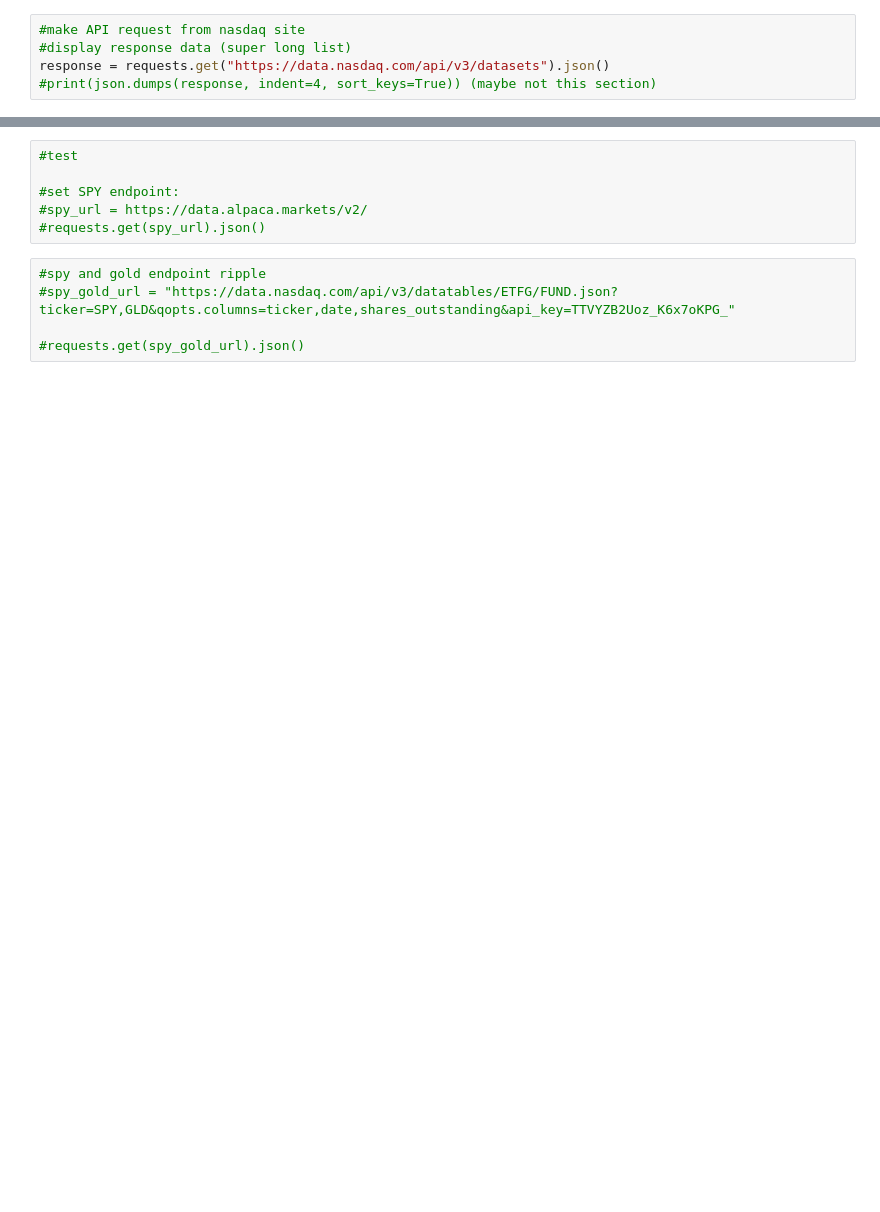
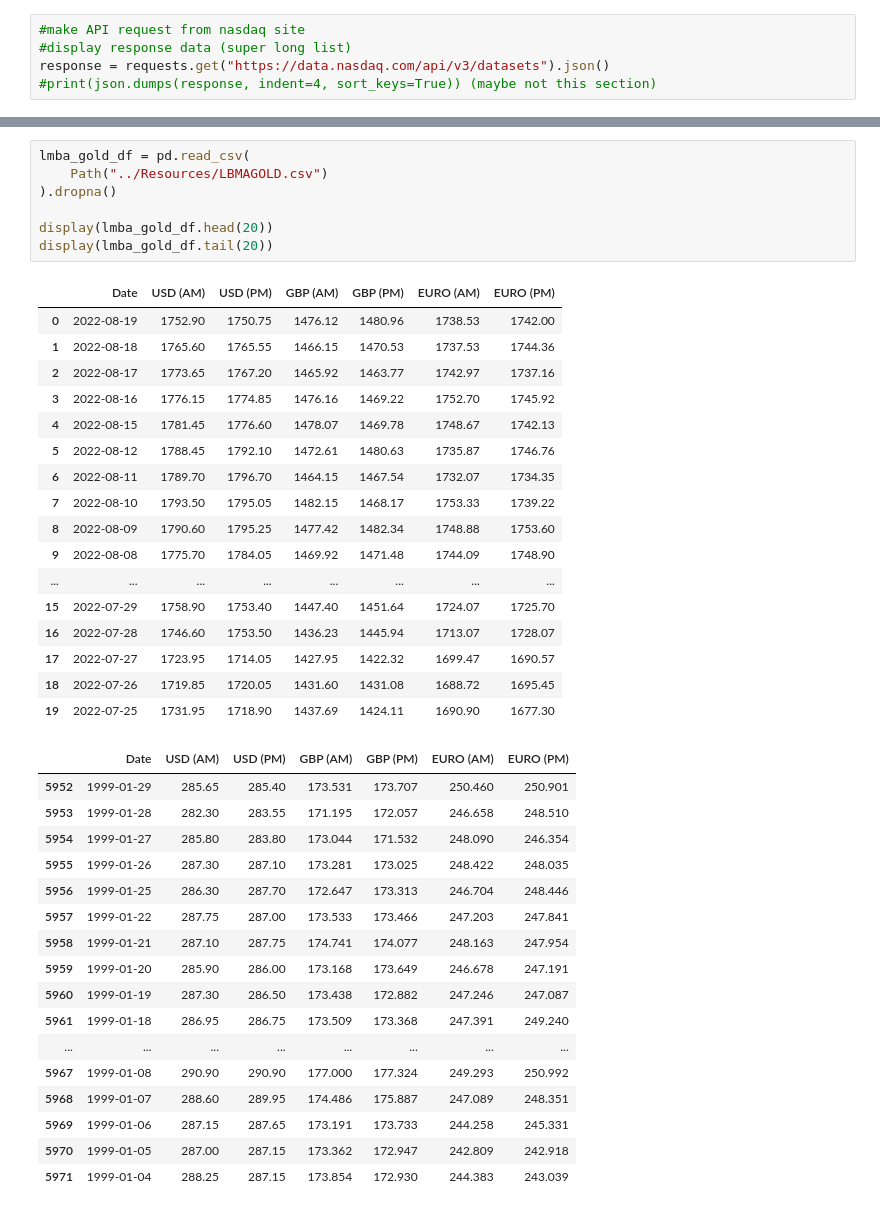
Before and after one commit to jpqt/Financial-Application, a Jupyter notebook: api request/nasdaq_tsla_gold_api.ipynb, the cells around one changed output, grey strips where cells are left out. Drawn from its saved outputs; the diff is of its cells as text; blank space fills up the shorter version.

Commit message:
nasdaq

```diff
--- a/api request/nasdaq_tsla_gold_api.ipynb
+++ b/api request/nasdaq_tsla_gold_api.ipynb
@@ -57,13 +67,44 @@ requests.get(lmba_gold_url).json()
   'order': None,
   'database_id': 139}}
 # %%
-#test
+lmba_gold_df = pd.read_csv(
+    Path("../Resources/LBMAGOLD.csv")
+).dropna()
 
-#set SPY endpoint:
-#spy_url = https://data.alpaca.markets/v2/
-#requests.get(spy_url).json()
+display(lmba_gold_df.head(20))
+display(lmba_gold_df.tail(20))
+# %% [output]
+|  | Date | USD (AM) | USD (PM) | GBP (AM) | GBP (PM) | EURO (AM) | EURO (PM) |
+| 0 | 2022-08-19 | 1752.90 | 1750.75 | 1476.12 | 1480.96 | 1738.53 | 1742.00 |
+| 1 | 2022-08-18 | 1765.60 | 1765.55 | 1466.15 | 1470.53 | 1737.53 | 1744.36 |
+| 2 | 2022-08-17 | 1773.65 | 1767.20 | 1465.92 | 1463.77 | 1742.97 | 1737.16 |
+| 3 | 2022-08-16 | 1776.15 | 1774.85 | 1476.16 | 1469.22 | 1752.70 | 1745.92 |
+| 4 | 2022-08-15 | 1781.45 | 1776.60 | 1478.07 | 1469.78 | 1748.67 | 1742.13 |
+| 5 | 2022-08-12 | 1788.45 | 1792.10 | 1472.61 | 1480.63 | 1735.87 | 1746.76 |
+| 6 | 2022-08-11 | 1789.70 | 1796.70 | 1464.15 | 1467.54 | 1732.07 | 1734.35 |
+| 7 | 2022-08-10 | 1793.50 | 1795.05 | 1482.15 | 1468.17 | 1753.33 | 1739.22 |
+| 8 | 2022-08-09 | 1790.60 | 1795.25 | 1477.42 | 1482.34 | 1748.88 | 1753.60 |
+| 9 | 2022-08-08 | 1775.70 | 1784.05 | 1469.92 | 1471.48 | 1744.09 | 1748.90 |
+| ... | ... | ... | ... | ... | ... | ... | ... |
+| 15 | 2022-07-29 | 1758.90 | 1753.40 | 1447.40 | 1451.64 | 1724.07 | 1725.70 |
+| 16 | 2022-07-28 | 1746.60 | 1753.50 | 1436.23 | 1445.94 | 1713.07 | 1728.07 |
+| 17 | 2022-07-27 | 1723.95 | 1714.05 | 1427.95 | 1422.32 | 1699.47 | 1690.57 |
+| 18 | 2022-07-26 | 1719.85 | 1720.05 | 1431.60 | 1431.08 | 1688.72 | 1695.45 |
+| 19 | 2022-07-25 | 1731.95 | 1718.90 | 1437.69 | 1424.11 | 1690.90 | 1677.30 |
+|  | Date | USD (AM) | USD (PM) | GBP (AM) | GBP (PM) | EURO (AM) | EURO (PM) |
+| 5952 | 1999-01-29 | 285.65 | 285.40 | 173.531 | 173.707 | 250.460 | 250.901 |
+| 5953 | 1999-01-28 | 282.30 | 283.55 | 171.195 | 172.057 | 246.658 | 248.510 |
+| 5954 | 1999-01-27 | 285.80 | 283.80 | 173.044 | 171.532 | 248.090 | 246.354 |
+| 5955 | 1999-01-26 | 287.30 | 287.10 | 173.281 | 173.025 | 248.422 | 248.035 |
+| 5956 | 1999-01-25 | 286.30 | 287.70 | 172.647 | 173.313 | 246.704 | 248.446 |
+| 5957 | 1999-01-22 | 287.75 | 287.00 | 173.533 | 173.466 | 247.203 | 247.841 |
+| 5958 | 1999-01-21 | 287.10 | 287.75 | 174.741 | 174.077 | 248.163 | 247.954 |
+| 5959 | 1999-01-20 | 285.90 | 286.00 | 173.168 | 173.649 | 246.678 | 247.191 |
+| 5960 | 1999-01-19 | 287.30 | 286.50 | 173.438 | 172.882 | 247.246 | 247.087 |
+| 5961 | 1999-01-18 | 286.95 | 286.75 | 173.509 | 173.368 | 247.391 | 249.240 |
+| ... | ... | ... | ... | ... | ... | ... | ... |
+| 5967 | 1999-01-08 | 290.90 | 290.90 | 177.000 | 177.324 | 249.293 | 250.992 |
+| 5968 | 1999-01-07 | 288.60 | 289.95 | 174.486 | 175.887 | 247.089 | 248.351 |
+| 5969 | 1999-01-06 | 287.15 | 287.65 | 173.191 | 173.733 | 244.258 | 245.331 |
+| 5970 | 1999-01-05 | 287.00 | 287.15 | 173.362 | 172.947 | 242.809 | 242.918 |
+| 5971 | 1999-01-04 | 288.25 | 287.15 | 173.854 | 172.930 | 244.383 | 243.039 |
-# %%
-#spy and gold endpoint ripple
-#spy_gold_url = "https://data.nasdaq.com/api/v3/datatables/ETFG/FUND.json?ticker=SPY,GLD&qopts.columns=ticker,date,shares_outstanding&api_key=TTVYZB2Uoz_K6x7oKPG_"
-
-#requests.get(spy_gold_url).json()
```
Also changed, not shown: parts of 6 cells of this notebook.
